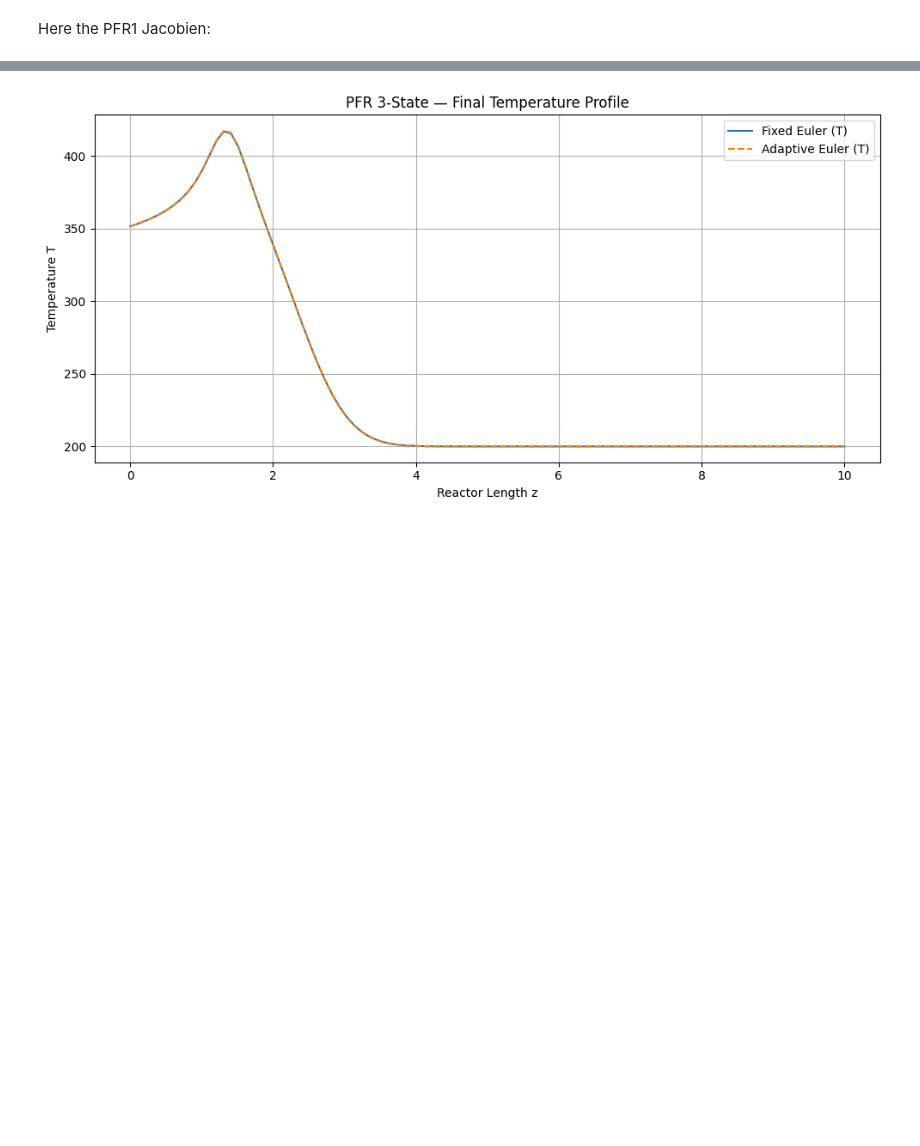
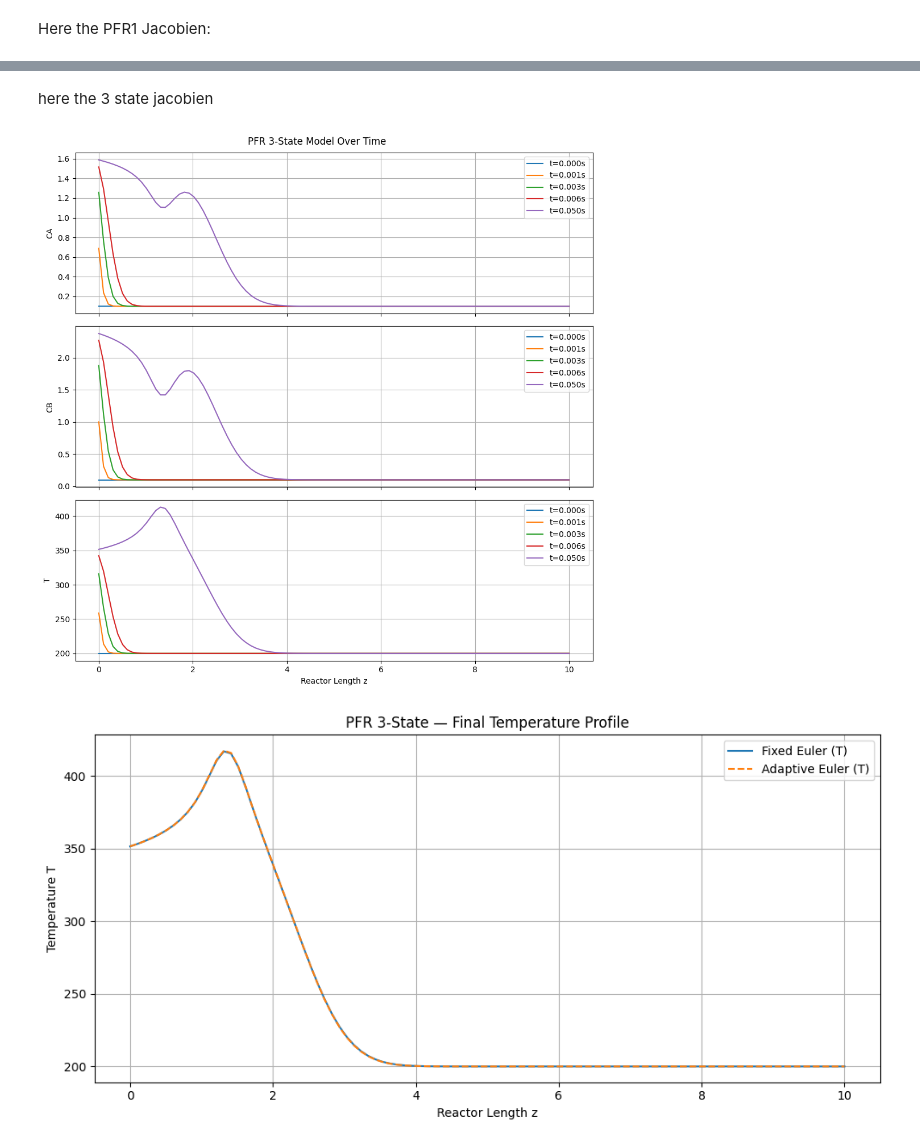
Before and after one commit to EstherCon0/SciComDiff, a Jupyter notebook: Exam_1.ipynb, the cells around one changed output, grey strips where cells are left out. Drawn from its saved outputs; the diff is of its cells as text; code cells hidden in the pictures; blank space fills up the shorter version.

Commit message:
3 state jacobien

```diff
--- a/Exam_1.ipynb
+++ b/Exam_1.ipynb
@@ -176,0 +241,2 @@ plt.show()
+# %% [markdown]
+here the 3 state jacobien
@@ -177,3 +296,35 @@ plt.show()
+# %%
+sol = solve_ivp(
+    PFR_3state,
+    tspan,
+    C0,
+    args=(Cin, p),
+    t_eval=t_eval,
+    method='BDF',
+    jac=jacobian_PFR_3state  # <-- directly pass the function
+)
+# %%
+fig, axs = plt.subplots(3, 1, figsize=(10, 10), sharex=True)
+z = np.linspace(0, L, Nz)
+time_indices = [0, 10, 30, 60, -1]
+
+for i in time_indices:
+    axs[0].plot(z, sol.y[0:Nz, i], label=f't={sol.t[i]:.3f}s')
+    axs[1].plot(z, sol.y[Nz:2*Nz, i], label=f't={sol.t[i]:.3f}s')
+    axs[2].plot(z, sol.y[2*Nz:3*Nz, i], label=f't={sol.t[i]:.3f}s')
+
+axs[0].set_ylabel("CA")
+axs[1].set_ylabel("CB")
+axs[2].set_ylabel("T")
+axs[2].set_xlabel("Reactor Length z")
+for ax in axs:
+    ax.legend()
+    ax.grid(True)
+fig.suptitle("PFR 3-State Model Over Time")
+plt.tight_layout()
+plt.show()
+# %% [output]
+[figure, added]
 # %%
 import numpy as np
 import matplotlib.pyplot as plt
```
Also changed, not shown: parts of 5 cells of this notebook.
